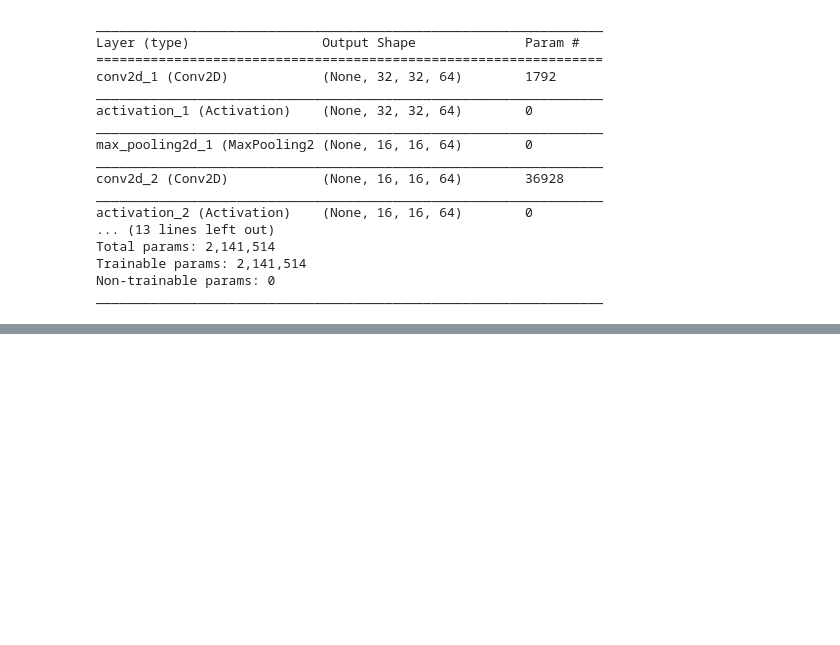
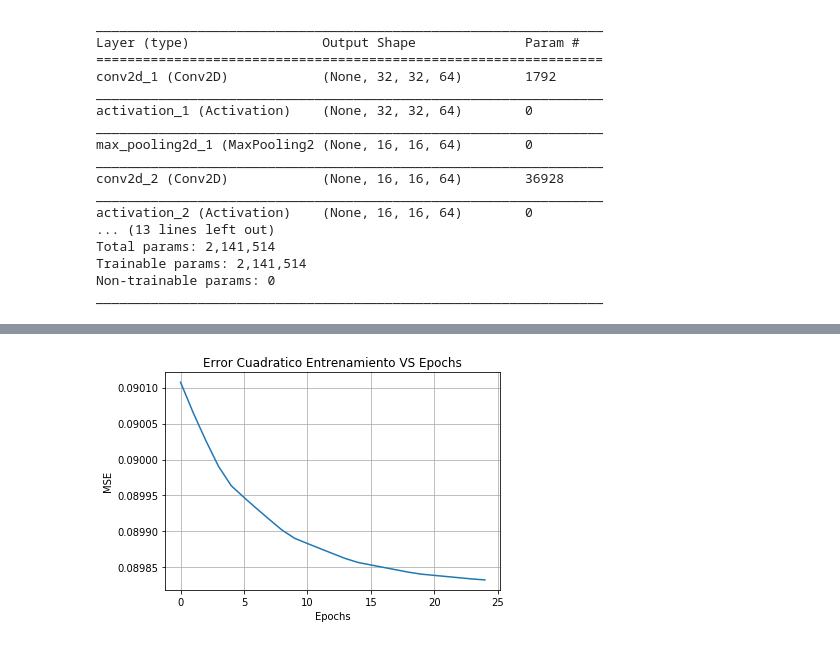
Before and after one commit to jeremyisai93/tarea2-RN, a Jupyter notebook: Pregunta 1.ipynb, the cells around one changed output, grey strips where cells are left out. Drawn from its saved outputs; the diff is of its cells as text; code cells hidden in the pictures; blank space fills up the shorter version.

```diff
--- a/Pregunta 1.ipynb
+++ b/Pregunta 1.ipynb
@@ -60,3 +71,4 @@ plt.show()
 # %%
 Xtr=Xtr/255.0
 Xt=Xt/255.0
+Xv=Xv/255.0
@@ -67,5 +81,8 @@ x_train = Xtr.reshape((Xtr.shape[0],32,32,3))
 #x_train = x_train.transpose([0, 2, 3, 1]) #only if 'tf' dim-ordering is to be used
 x_test= Xt.reshape((Xt.shape[0],32,32,3))
 #x_test= x_test.transpose([0, 2, 3, 1])#remove if 'th' dim-ordering is to be used
+x_val= Xv.reshape((Xv.shape[0],32,32,3))
+
 y_train = keras.utils.to_categorical(Ytr, num_classes)
 y_test = keras.utils.to_categorical(Yt, num_classes)
+y_val = keras.utils.to_categorical(Yv, num_classes)
@@ -108,16 +127,16 @@ _________________________________________________________________
 # %%
-from keras.optimizers import SGD, rmsprop
-from keras.callbacks import LearningRateScheduler
-import math
 batch_size= 500
+
 def step_decay(epoch):
     initial_lrate = 0.001
     lrate = initial_lrate * math.pow(0.5, math.floor((1+epoch)/5))
     lrate = max(lrate,0.00001)
     return lrate
+
 opt = SGD(lr=0.0, momentum=0.9, decay=0.0)
 lrate = LearningRateScheduler(step_decay)
+
 model.compile(loss='mean_squared_error', optimizer=opt, metrics=['accuracy'])
-model.fit(x_train, y_train,batch_size=batch_size,epochs=25,
-    validation_data=(x_test, y_test),shuffle=True,callbacks=[lrate], verbose= True)
+hist_sgd= model.fit(x_train, y_train,batch_size=batch_size,epochs=25,
+    validation_data=(x_val, y_val),shuffle=True,callbacks=[lrate], verbose= True)
 # %% [output]
@@ -141,0 +160,10 @@ Epoch 25/25
+# %%
+plt.xlabel("Epochs")
+plt.ylabel("MSE")
+plt.title("Error Cuadratico Entrenamiento VS Epochs")
+plt.plot(hist_sgd.epoch, hist_sgd.history['loss'])
+plt.grid(True)
+
+plt.show()
+# %% [output]
+[figure, added]
```
Also changed, not shown: parts of 42 cells of this notebook.
